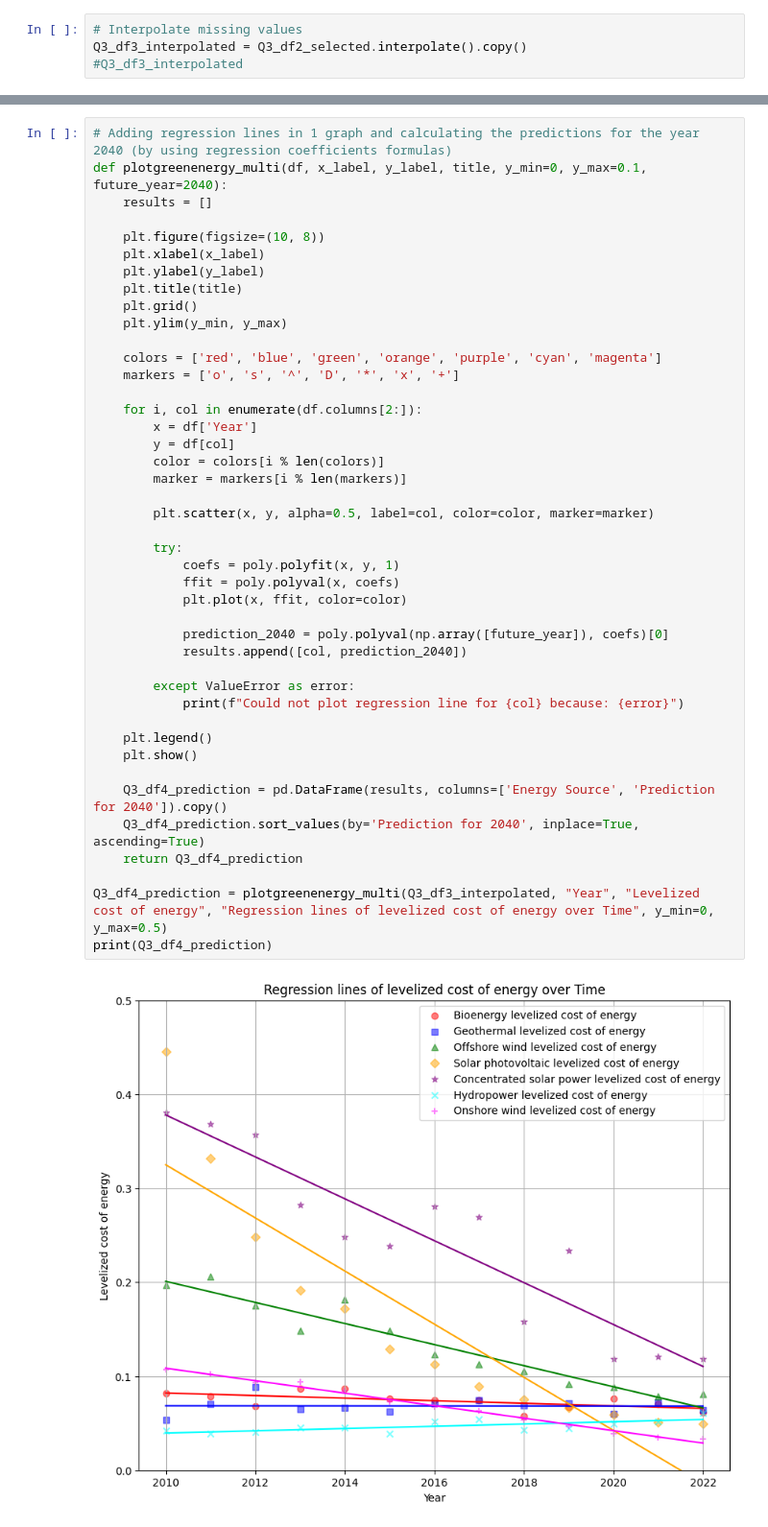
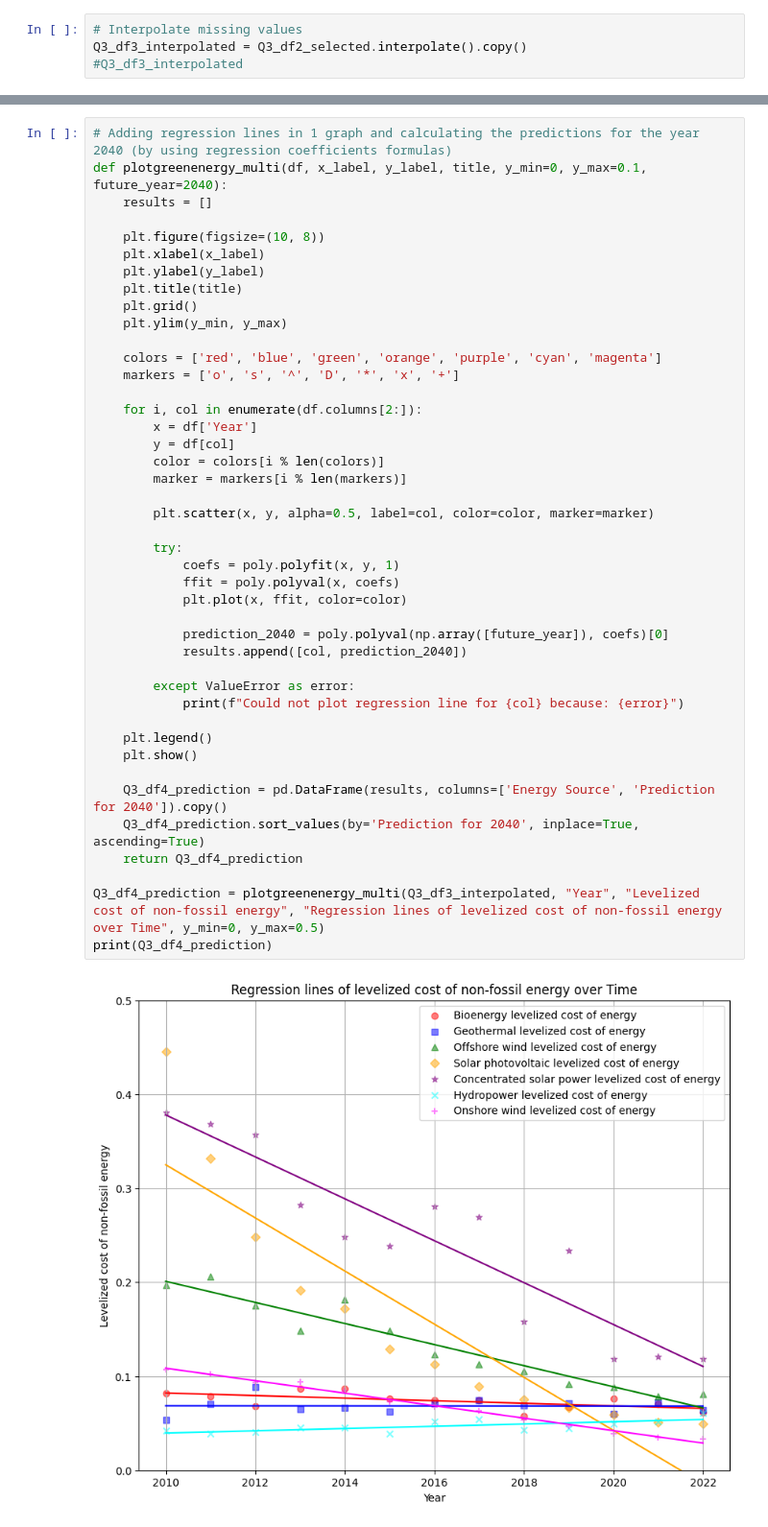
Before and after one commit to Marliezz/Final-Project-CO2-emissions---Marlies, a Jupyter notebook: Final_Project_CO2_emissions_Marlies_Brokking.ipynb, the cells around one changed output, grey strips where cells are left out. Shown at 96% size. Drawn from its saved outputs; the diff is of its cells as text.

```diff
--- a/Final_Project_CO2_emissions_Marlies_Brokking.ipynb
+++ b/Final_Project_CO2_emissions_Marlies_Brokking.ipynb
@@ -556,35 +579,35 @@ def plotgreenenergy_multi(df, x_label, y_label, title, y_min=0, y_max=0.1, futur
     markers = ['o', 's', '^', 'D', '*', 'x', '+']
 
     for i, col in enumerate(df.columns[2:]):
         x = df['Year']
         y = df[col]
         color = colors[i % len(colors)]
         marker = markers[i % len(markers)]
 
         plt.scatter(x, y, alpha=0.5, label=col, color=color, marker=marker)
 
         try:
             coefs = poly.polyfit(x, y, 1)
             ffit = poly.polyval(x, coefs)
             plt.plot(x, ffit, color=color)
 
             prediction_2040 = poly.polyval(np.array([future_year]), coefs)[0]
             results.append([col, prediction_2040])
 
         except ValueError as error:
             print(f"Could not plot regression line for {col} because: {error}")
 
     plt.legend()
     plt.show()
 
     Q3_df4_prediction = pd.DataFrame(results, columns=['Energy Source', 'Prediction for 2040']).copy()
     Q3_df4_prediction.sort_values(by='Prediction for 2040', inplace=True, ascending=True)
     return Q3_df4_prediction
 
-Q3_df4_prediction = plotgreenenergy_multi(Q3_df3_interpolated, "Year", "Levelized cost of energy", "Regression lines of levelized cost of energy over Time", y_min=0, y_max=0.5)
+Q3_df4_prediction = plotgreenenergy_multi(Q3_df3_interpolated, "Year", "Levelized cost of non-fossil energy", "Regression lines of levelized cost of non-fossil energy over Time", y_min=0, y_max=0.5)
 print(Q3_df4_prediction)
 # %% [output]
-[figure, old version]
+[figure, new version]
                                        Energy Source  Prediction for 2040
 3        Solar photovoltaic levelized cost of energy            -0.523286
 4  Concentrated solar power levelized cost of energy            -0.291224
```
Also changed, not shown: parts of 1 cell of this notebook.
